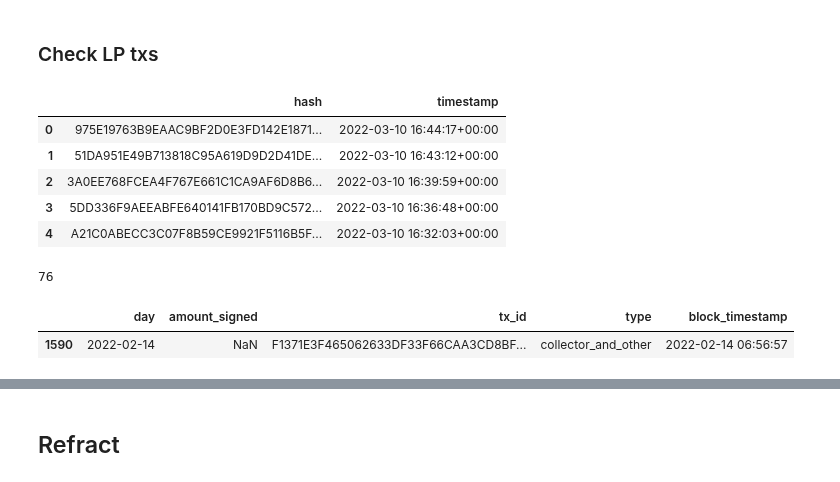
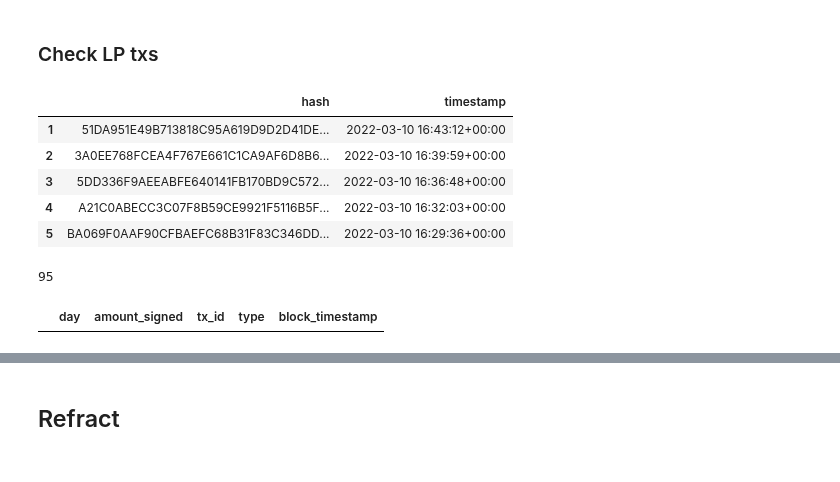
Before and after one commit to IncioMan/prism_forge, a Jupyter notebook: notebook/Prism Farm - Analytics.ipynb, the cells around one changed output, grey strips where cells are left out. Cells and saved outputs as stored; diff of their text form; code cells hidden in the pictures.

```diff
--- a/notebook/Prism Farm - Analytics.ipynb
+++ b/notebook/Prism Farm - Analytics.ipynb
@@ -459,0 +500,10 @@ dp.daily_delta()
+# %%
+ydp = DataProvider('yLuna')
+ydp.lp_delta(lp_dp.withdraw_[lp_dp.withdraw_.asset=='yLuna'],
+            lp_dp.provide_[lp_dp.provide_.asset=='yLuna'],
+            swaps_dp.yluna_swaps, collector_dp.collector_pyluna[collector_dp.collector_pyluna.asset=='yLuna'])
+ydp.stk_delta(ystake_dp.ystaking_df)
+ydp.stk_farm_delta(ystake_dp.ystaking_farm_df)
+ydp.refact_delta(refract_dp.all_refreact)
+ydp.all_delta()
+ydp.unused_asset(ydp.all_deltas)
@@ -464,25 +522,26 @@ dp.daily_delta()
 contract = 'terra1kqc65n5060rtvcgcktsxycdt2a4r67q2zlvhce'
 txs = pd.read_csv(f'../data/txs/{contract}.csv', index_col=0)
 txs.timestamp = pd.to_datetime(txs.timestamp)
+# %%
+max_date = min(ydp.all_lps.block_timestamp.max(), str(txs.timestamp.max()))
 # %%
-txs = txs[txs.timestamp.apply(str) < dp.all_lps.block_timestamp.max()]
+txs = txs[txs.timestamp.apply(str) < max_date]
 txs.head()
 # %% [output]
 |  | hash | timestamp |
-| 0 | 975E19763B9EAAC9BF2D0E3FD142E1871... | 2022-03-10 16:44:17+00:00 |
 | 1 | 51DA951E49B713818C95A619D9D2D41DE... | 2022-03-10 16:43:12+00:00 |
 | 2 | 3A0EE768FCEA4F767E661C1CA9AF6D8B6... | 2022-03-10 16:39:59+00:00 |
 | 3 | 5DD336F9AEEABFE640141FB170BD9C572... | 2022-03-10 16:36:48+00:00 |
 | 4 | A21C0ABECC3C07F8B59CE9921F5116B5F... | 2022-03-10 16:32:03+00:00 |
+| 5 | BA069F0AAF90CFBAEFC68B31F83C346DD... | 2022-03-10 16:29:36+00:00 |
 # %%
-missing_txs = set(txs.hash.values).difference(set(dp.all_lps.tx_id.values))
+missing_txs = set(txs.hash.values).difference(set(ydp.all_lps.tx_id.values))
 #missing_txs
 len(missing_txs)
 # %% [output]
-76
+95
 # %%
-dp.all_lps[dp.all_lps.amount_signed.isna()]
+ydp.all_lps[ydp.all_lps.amount_signed.isna()]
 # %% [output]
 |  | day | amount_signed | tx_id | type | block_timestamp |
-| 1590 | 2022-02-14 | NaN | F1371E3F465062633DF33F66CAA3CD8BF... | collector_and_other | 2022-02-14 06:56:57 |
 # %%
```
Also changed, not shown: parts of 37 cells of this notebook, 6 other files.
